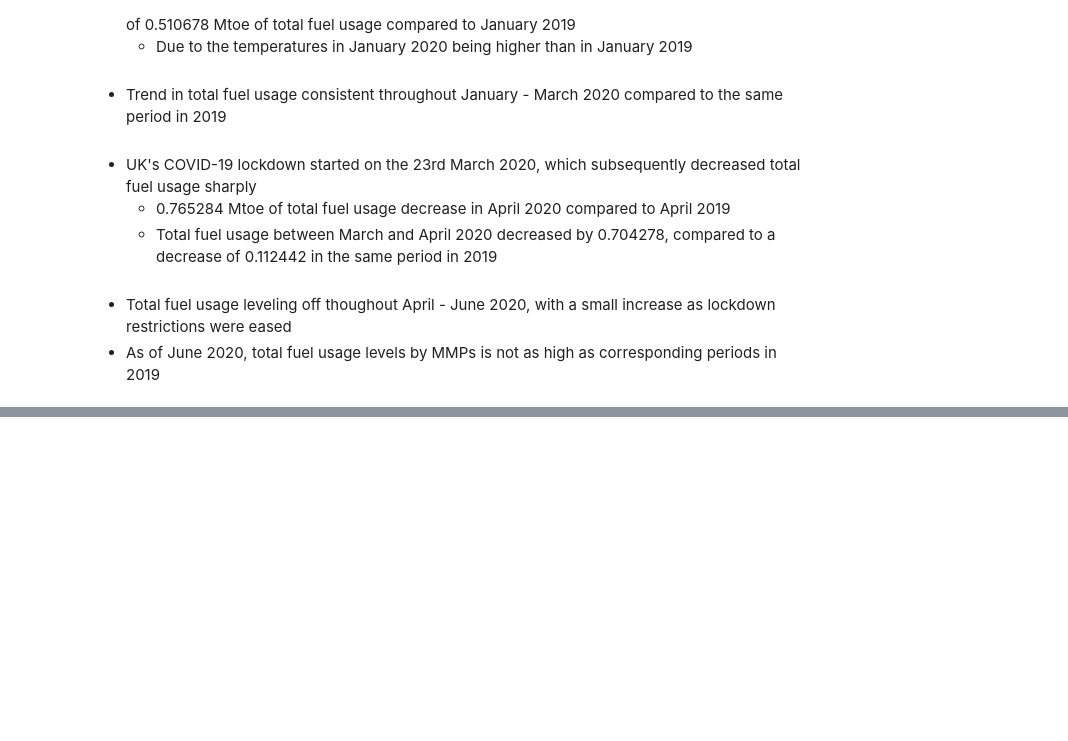
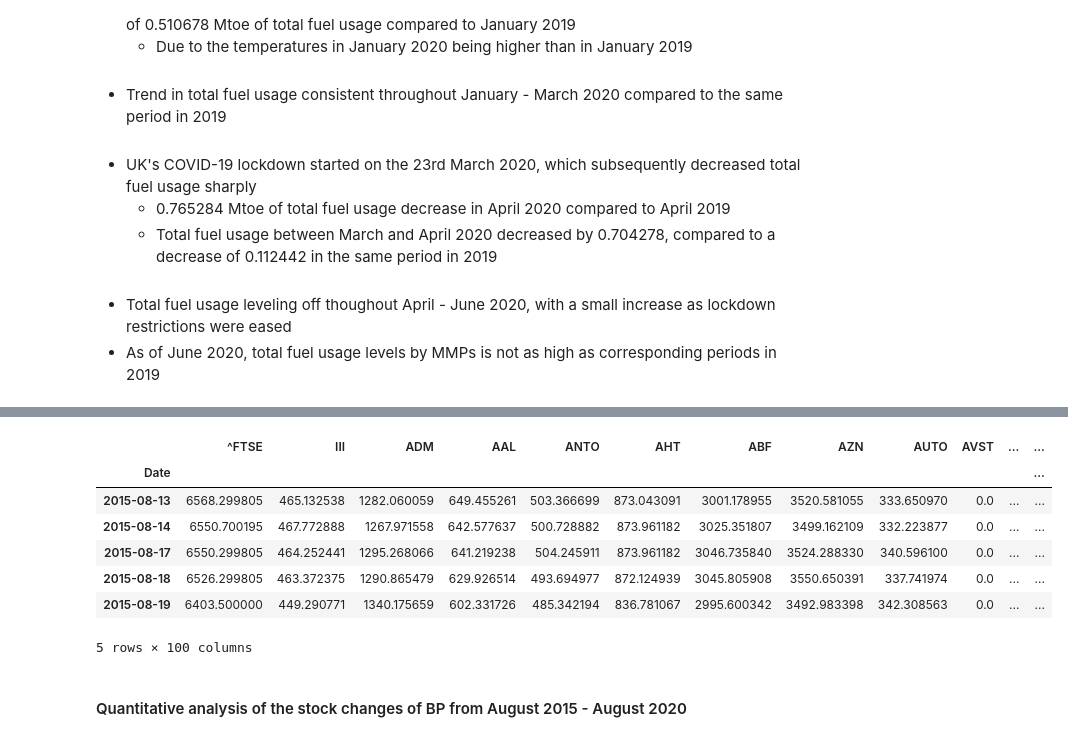
Before and after one commit to abbielms/Big_Data_Challenge_2020, a Jupyter notebook: Big_Data_Challenge_2020.ipynb, the cells around one changed output, grey strips where cells are left out. Drawn from its saved outputs; the diff is of its cells as text; code cells hidden in the pictures; blank space fills up the shorter version.

```diff
--- a/Big_Data_Challenge_2020.ipynb
+++ b/Big_Data_Challenge_2020.ipynb
@@ -439,0 +459,16 @@ ax.legend(prop={'size': 15}, framealpha=1.0)
+# %%
+# Clean data set from hackathon_stocks.xlsx
+
+stocks_clean = stocks.set_index('Date').fillna(0).drop(index=datetime.date(2020, 7, 20))
+stocks_clean.head()
+# %% [output]
+|  | ^FTSE | III | ADM | AAL | ANTO | AHT | ABF | AZN | AUTO | AVST | ... | ... |
+| Date |  |  |  |  |  |  |  |  |  |  |  | ... |
+| 2015-08-13 | 6568.299805 | 465.132538 | 1282.060059 | 649.455261 | 503.366699 | 873.043091 | 3001.178955 | 3520.581055 | 333.650970 | 0.0 | ... | ... |
+| 2015-08-14 | 6550.700195 | 467.772888 | 1267.971558 | 642.577637 | 500.728882 | 873.961182 | 3025.351807 | 3499.162109 | 332.223877 | 0.0 | ... | ... |
+| 2015-08-17 | 6550.299805 | 464.252441 | 1295.268066 | 641.219238 | 504.245911 | 873.961182 | 3046.735840 | 3524.288330 | 340.596100 | 0.0 | ... | ... |
+| 2015-08-18 | 6526.299805 | 463.372375 | 1290.865479 | 629.926514 | 493.694977 | 872.124939 | 3045.805908 | 3550.650391 | 337.741974 | 0.0 | ... | ... |
+| 2015-08-19 | 6403.500000 | 449.290771 | 1340.175659 | 602.331726 | 485.342194 | 836.781067 | 2995.600342 | 3492.983398 | 342.308563 | 0.0 | ... | ... |
+5 rows × 100 columns
+# %% [markdown]
+#### Quantitative analysis of the stock changes of BP from August 2015 - August 2020
```
Also changed, not shown: parts of 12 cells of this notebook.
